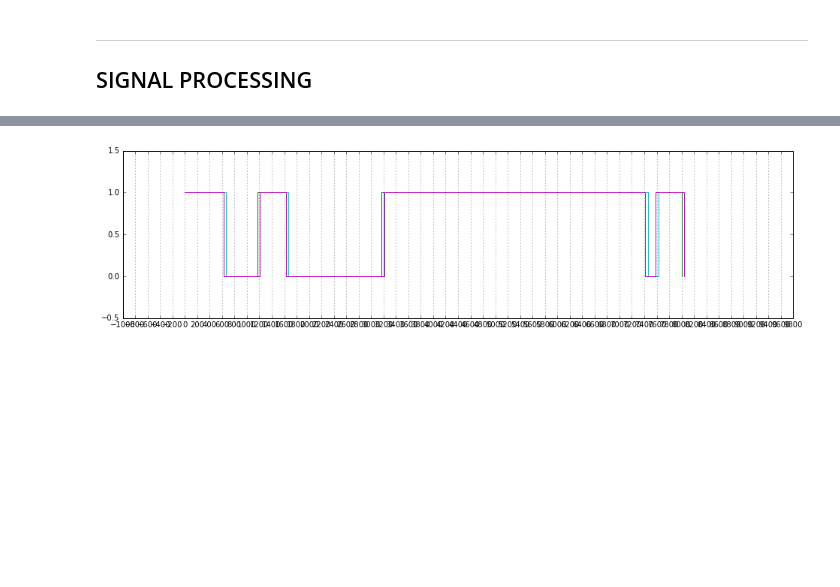
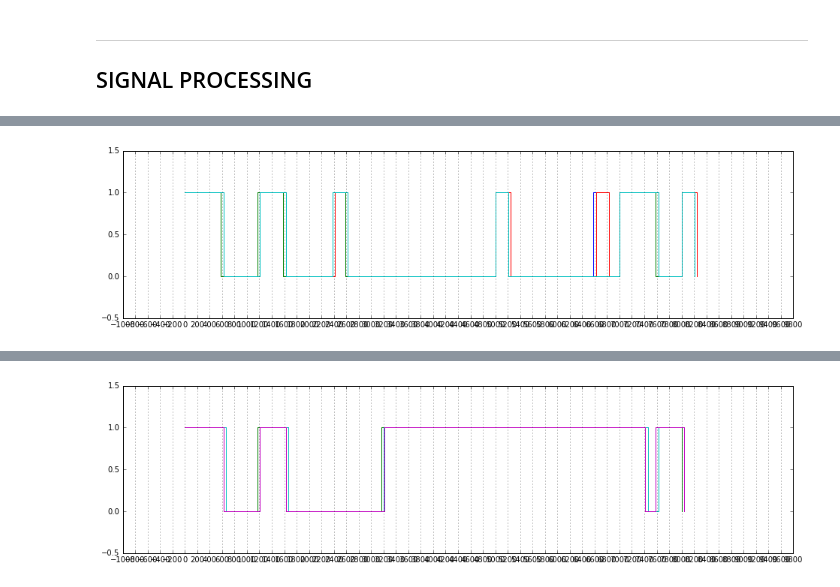
Before and after one commit to jnj16180340/NeXTsoundbox, a Jupyter notebook: Monitor bus sniffs/logic-analysis.ipynb, the cells around one changed output, grey strips where cells are left out. Cells and saved outputs as stored; diff of their text form; code cells hidden in the pictures; blank space fills up the shorter version.

```diff
--- a/Monitor bus sniffs/logic-analysis.ipynb
+++ b/Monitor bus sniffs/logic-analysis.ipynb
@@ -667,0 +683,4 @@ for d in x:
+# %%
+plotTracesOverlaid(chunkSignals(moci.data))
+# %% [output]
+[figure, added]
```
Also changed, not shown: parts of 6 cells of this notebook.
